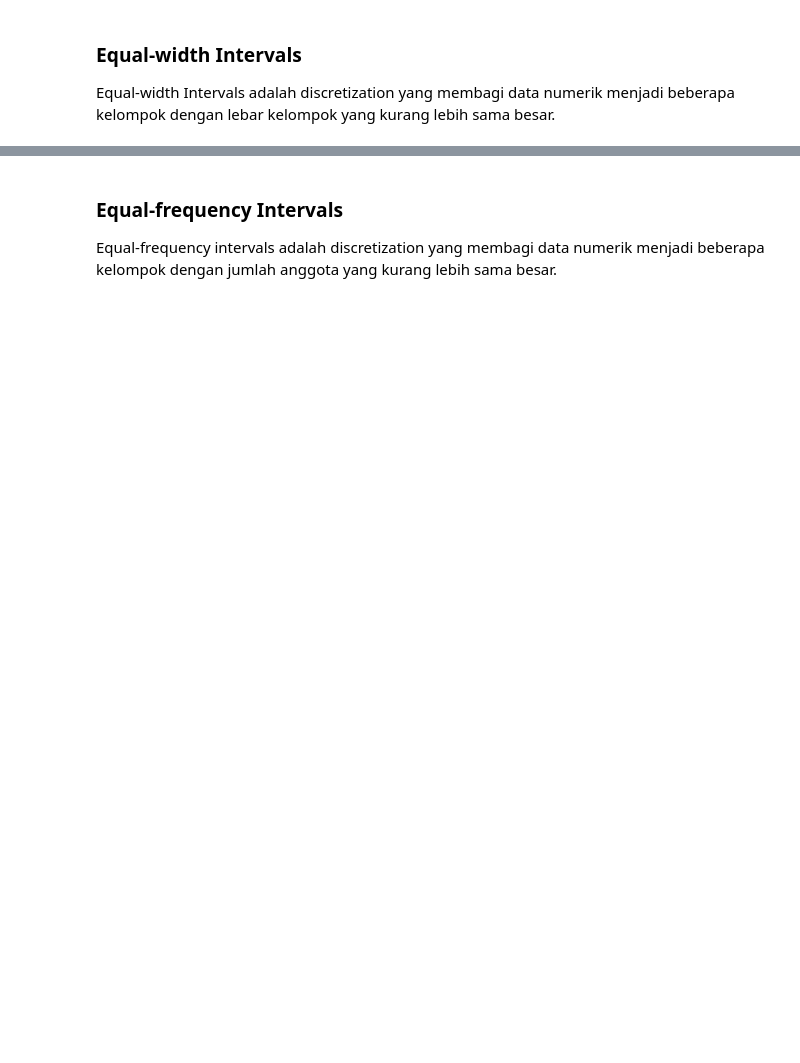
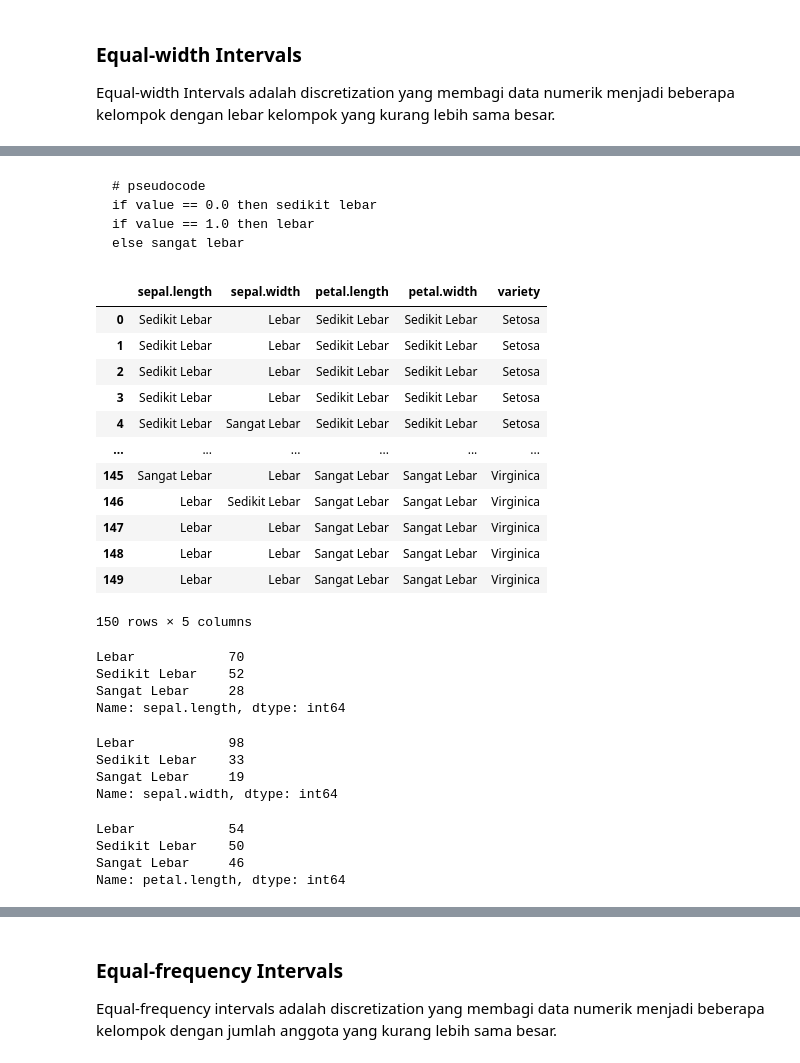
Before and after one commit to ThreeYas/datamining, a Jupyter notebook: _sources/tugas2.ipynb, the cells around one changed output, grey strips where cells are left out. Cells and saved outputs as stored; diff of their text form; code cells hidden in the pictures; blank space fills up the shorter version.

````diff
--- a/_sources/tugas2.ipynb
+++ b/_sources/tugas2.ipynb
@@ -102,13 +106,19 @@ pd.cut(series, interval, right=True, label)
+# %%
+# Kolom Data
+
+# Mengambil data variety saja
+HanyaVariety = pd.DataFrame(data["variety"])
+
+#Menghapus category variety dari data
+data_iris = data.drop(columns="variety")
 # %%
 # interval equal-width
 # ew = equal-width
 
 # label kategori
 label = ["Sedikit Lebar", "Lebar", "Sangat Lebar"]
-# Untuk menghitung banyaknya kategori label
-jumlah_kategori = len(label)
+#untuk menghitung jumlah kategori
+jumlahkategori = len(label)
 
-# untuk menghitung interval equal-width
-data_lebarsepal_ew = pd.cut(lebar_sepal, jumlah_kategori, True, label)
-jumlahdata_kategori_lebarsepal_ew = data_lebarsepal_ew.value_counts()
-jumlahdata_interval_lebarsepal_ew = pd.cut(lebar_sepal, jumlah_kategori, True).value_counts()
+#untuk diskritisasi
+est_ew = KBinsDiscretizer(n_bins=jumlahkategori, encode="ordinal", strategy="uniform")
@@ -325,0 +125,6 @@ Name: petal.length, dtype: int64
+# %%
+# sesuaikan nilai hasil diskritisasi berdasarkan kelas
+Xt_ew = est_ew.fit_transform(data_iris)
+# membuat dataframe dengan data hasil diskritisasi
+df_ew= pd.DataFrame(Xt_ew, columns=["sepal.length",	"sepal.width",	"petal.length",	"petal.width"])
+df_ew
@@ -325,0 +145,55 @@ Name: petal.length, dtype: int64
+# %% [markdown]
+
+```
+# pseudocode
+if value == 0.0 then sedikit lebar
+if value == 1.0 then lebar
+else sangat lebar
+```
+# %%
+# sesuaikan nilai hasil diskritisasi berdasarkan kelas
+Xt_ew = est_ew.fit_transform(data_iris)
+# membuat dataframe dengan data hasil diskritisasi
+df1 = pd.DataFrame(Xt_ew, columns=["sepal.length",	"sepal.width",	"petal.length",	"petal.width"])
+df1["sepal.length"] = np.where(df1["sepal.length"] == 0.0, "Sedikit Lebar", np.where(df1["sepal.length"] == 1.0, "Lebar", "Sangat Lebar"))
+df1["sepal.width"] = np.where(df1["sepal.width"] == 0.0, "Sedikit Lebar", np.where(df1["sepal.width"] == 1.0, "Lebar", "Sangat Lebar"))
+df1["petal.length"] = np.where(df1["petal.length"] == 0.0, "Sedikit Lebar", np.where(df1["petal.length"] == 1.0, "Lebar", "Sangat Lebar"))
+df1["petal.width"] = np.where(df1["petal.width"] == 0.0, "Sedikit Lebar", np.where(df1["petal.width"] == 1.0, "Lebar", "Sangat Lebar"))
+#menggabungkan data yang telah di diskritisasi dengan data variety
+df1 = pd.concat((df1, HanyaVariety), axis = 1)
+df1
+# %% [output]
+|  | sepal.length | sepal.width | petal.length | petal.width | variety |
+| 0 | Sedikit Lebar | Lebar | Sedikit Lebar | Sedikit Lebar | Setosa |
+| 1 | Sedikit Lebar | Lebar | Sedikit Lebar | Sedikit Lebar | Setosa |
+| 2 | Sedikit Lebar | Lebar | Sedikit Lebar | Sedikit Lebar | Setosa |
+| 3 | Sedikit Lebar | Lebar | Sedikit Lebar | Sedikit Lebar | Setosa |
+| 4 | Sedikit Lebar | Sangat Lebar | Sedikit Lebar | Sedikit Lebar | Setosa |
+| ... | ... | ... | ... | ... | ... |
+| 145 | Sangat Lebar | Lebar | Sangat Lebar | Sangat Lebar | Virginica |
+| 146 | Lebar | Sedikit Lebar | Sangat Lebar | Sangat Lebar | Virginica |
+| 147 | Lebar | Lebar | Sangat Lebar | Sangat Lebar | Virginica |
+| 148 | Lebar | Lebar | Sangat Lebar | Sangat Lebar | Virginica |
+| 149 | Lebar | Lebar | Sangat Lebar | Sangat Lebar | Virginica |
+150 rows × 5 columns
+# %%
+df1["sepal.length"].value_counts()
+# %% [output]
+Lebar            70
+Sedikit Lebar    52
+Sangat Lebar     28
+Name: sepal.length, dtype: int64
+# %%
+df1["sepal.width"].value_counts()
+# %% [output]
+Lebar            98
+Sedikit Lebar    33
+Sangat Lebar     19
+Name: sepal.width, dtype: int64
+# %%
+df1["petal.length"].value_counts()
+# %% [output]
+Lebar            54
+Sedikit Lebar    50
+Sangat Lebar     46
+Name: petal.length, dtype: int64
````
Also changed, not shown: parts of 69 cells of this notebook, 13 other files.
